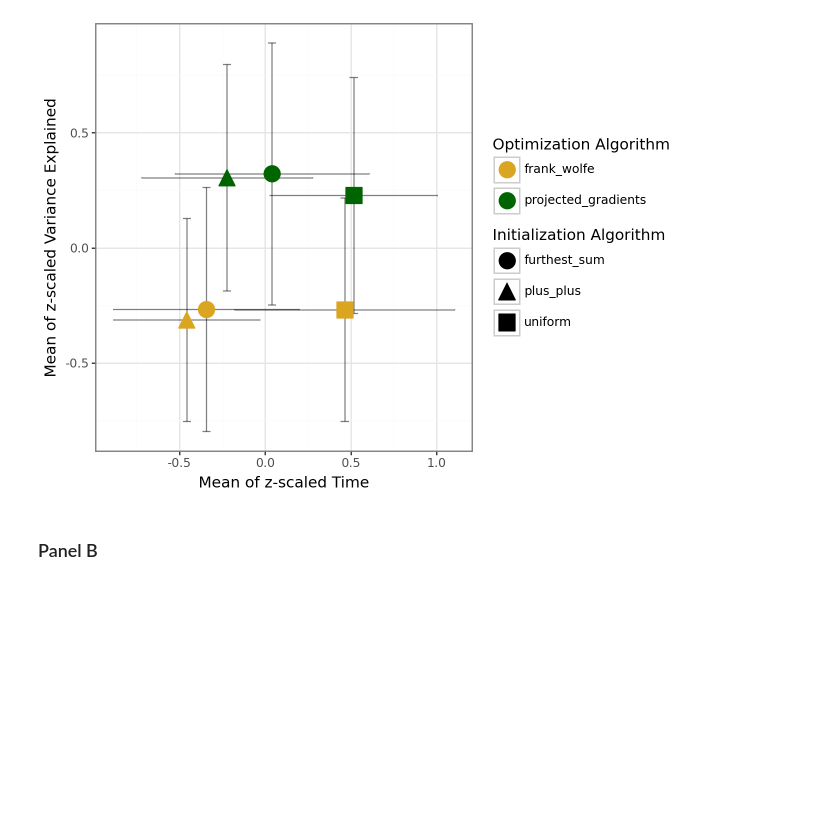
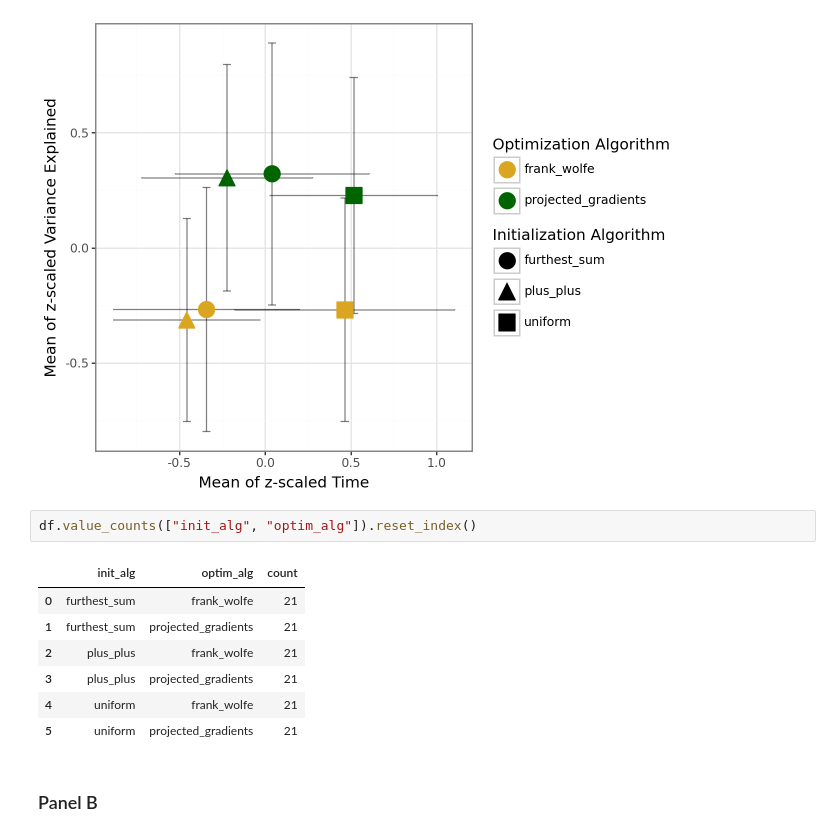
Before and after one commit to saezlab/ParTIpy_paper, a Jupyter notebook: source_data.ipynb, the cells around one changed output. Saved outputs shown, nothing was run; the diff lists cells and outputs as text; blank space fills up the shorter version.

```diff
--- a/source_data.ipynb
+++ b/source_data.ipynb
@@ -96,6 +96,16 @@ p = (
 p.show()
 # %% [output]
 [figure]
+# %%
+df.value_counts(["init_alg", "optim_alg"]).reset_index()
+# %% [output]
+|  | init_alg | optim_alg | count |
+| 0 | furthest_sum | frank_wolfe | 21 |
+| 1 | furthest_sum | projected_gradients | 21 |
+| 2 | plus_plus | frank_wolfe | 21 |
+| 3 | plus_plus | projected_gradients | 21 |
+| 4 | uniform | frank_wolfe | 21 |
+| 5 | uniform | projected_gradients | 21 |
 # %% [markdown]
 ### Panel B
 # %%
```
Also changed, not shown: parts of 1 cell of this notebook, 9 other files.
